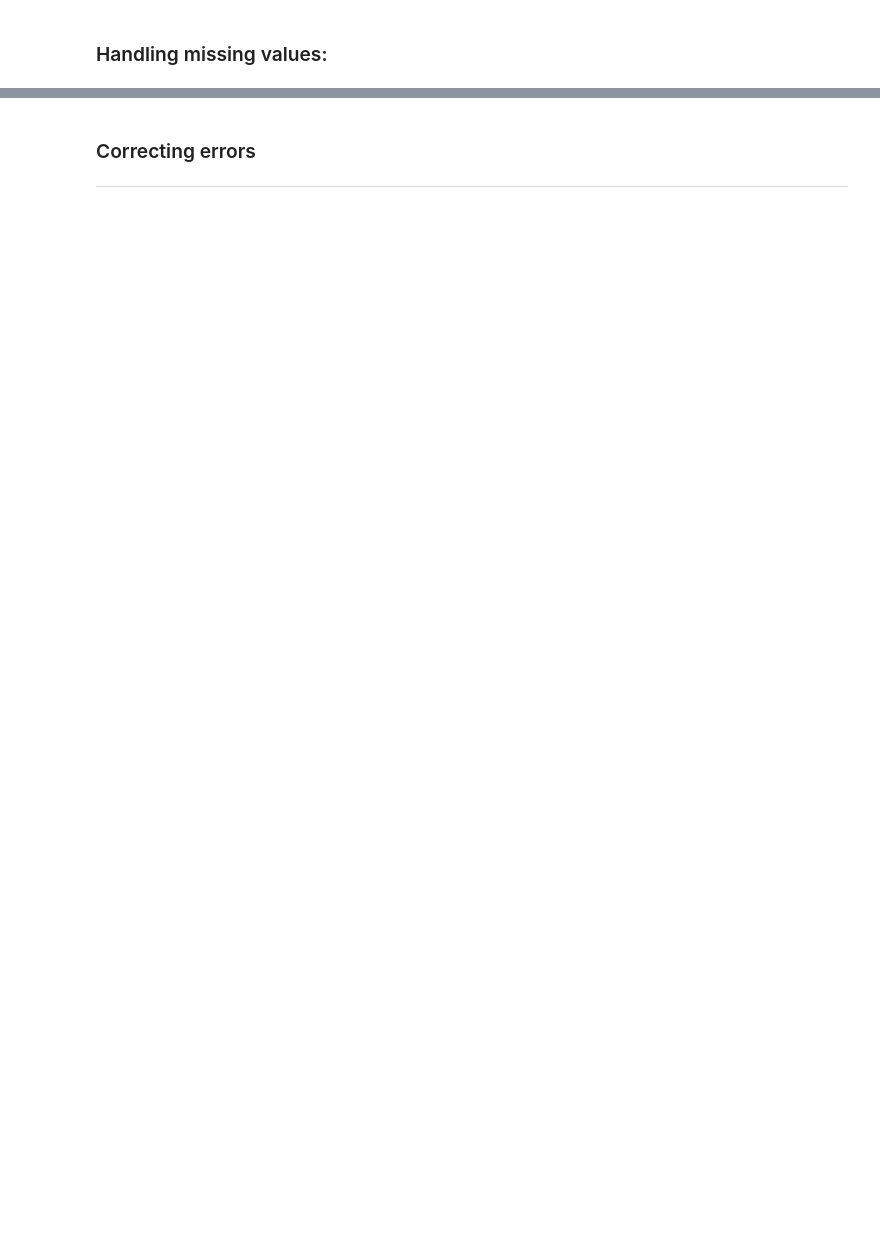
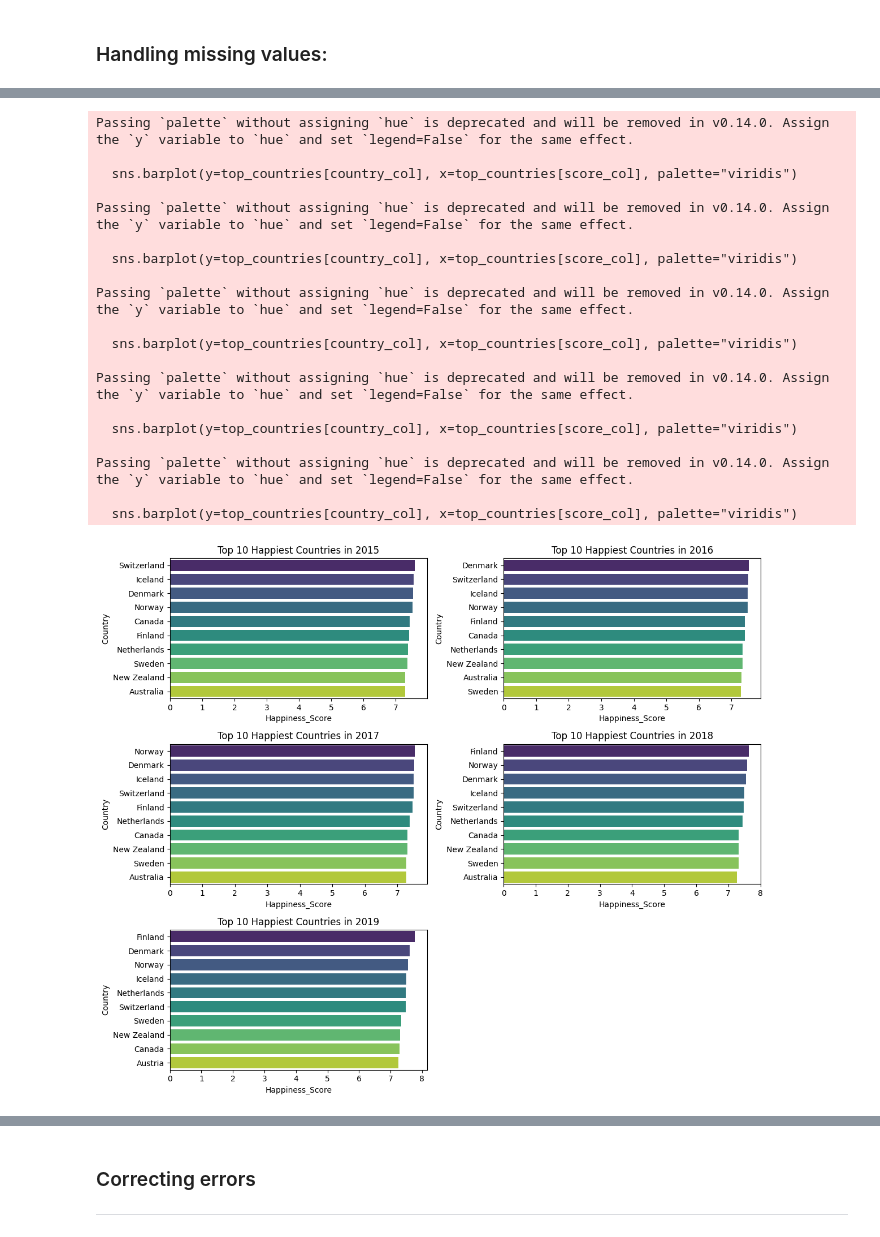
Before and after one commit to Tuwaiq-DS-ML-bootcamp-V-9/Usecase-2, a Jupyter notebook: EDA explain template_Ahmad_Alharbi.ipynb, the cells around one changed output, grey strips where cells are left out. Drawn from its saved outputs; the diff is of its cells as text; code cells hidden in the pictures; blank space fills up the shorter version.

```diff
--- a/EDA explain template_Ahmad_Alharbi.ipynb
+++ b/EDA explain template_Ahmad_Alharbi.ipynb
@@ -584,0 +584,42 @@ To avoid:
+# %%
+datasets = [world_2015, world_2016, world_2017, world_2018, world_2019]
+years = [2015, 2016, 2017, 2018, 2019]
+rank_columns = ["Happiness Rank", "Happiness Rank", "Happiness.Rank", "Overall rank", "Overall rank"]
+country_columns = ["Country", "Country", "Country", "Country or region", "Country or region"]
+score_columns = ["Happiness_Score", "Happiness_Score", "Happiness_Score", "Score", "Score"]
+
+# Set figure size
+plt.figure(figsize=(12, 10))
+
+for i, (df, year, rank_col, country_col, score_col) in enumerate(zip(datasets, years, rank_columns, country_columns, score_columns)):
+    top_countries = df[df[rank_col] <= 10]  # Select top 10 countries
+
+    plt.subplot(3, 2, i+1)
+    sns.barplot(y=top_countries[country_col], x=top_countries[score_col], palette="viridis")
+    plt.xlabel("Happiness_Score")
+    plt.ylabel("Country")
+    plt.title(f"Top 10 Happiest Countries in {year}")
+
+plt.tight_layout()
+plt.show()
+# %% [output]
+Passing `palette` without assigning `hue` is deprecated and will be removed in v0.14.0. Assign the `y` variable to `hue` and set `legend=False` for the same effect.
+
+  sns.barplot(y=top_countries[country_col], x=top_countries[score_col], palette="viridis")
+
+Passing `palette` without assigning `hue` is deprecated and will be removed in v0.14.0. Assign the `y` variable to `hue` and set `legend=False` for the same effect.
+
+  sns.barplot(y=top_countries[country_col], x=top_countries[score_col], palette="viridis")
+
+Passing `palette` without assigning `hue` is deprecated and will be removed in v0.14.0. Assign the `y` variable to `hue` and set `legend=False` for the same effect.
+
+  sns.barplot(y=top_countries[country_col], x=top_countries[score_col], palette="viridis")
+
+Passing `palette` without assigning `hue` is deprecated and will be removed in v0.14.0. Assign the `y` variable to `hue` and set `legend=False` for the same effect.
+
+  sns.barplot(y=top_countries[country_col], x=top_countries[score_col], palette="viridis")
+
+Passing `palette` without assigning `hue` is deprecated and will be removed in v0.14.0. Assign the `y` variable to `hue` and set `legend=False` for the same effect.
+
+  sns.barplot(y=top_countries[country_col], x=top_countries[score_col], palette="viridis")
+[figure, added]
```
Also changed, not shown: parts of 28 cells of this notebook.
